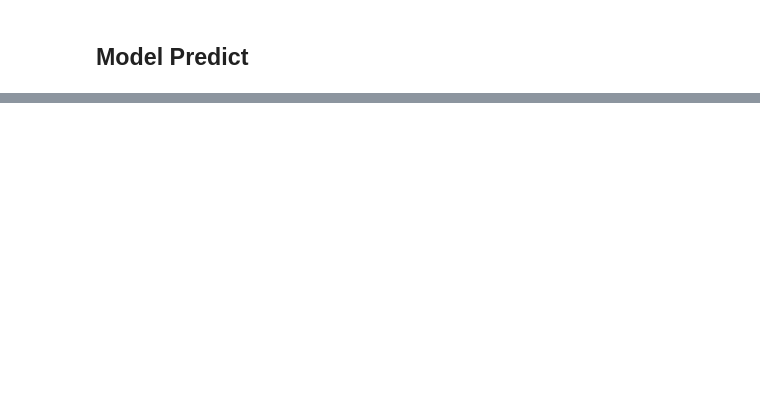
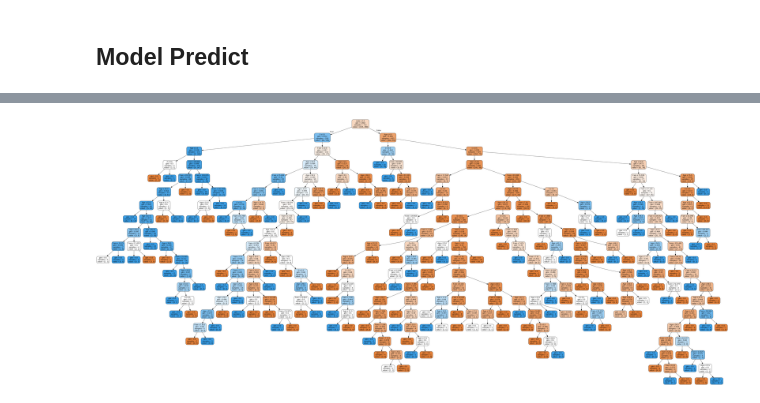
Before and after one commit to BingHungLee/BHAI-Daily-Practice, a Jupyter notebook: [20210713]_Titanic_Kaggle_DecisionTree.ipynb, the cells around one changed output, grey strips where cells are left out. Saved outputs shown, nothing was run; the diff lists cells and outputs as text; code cells hidden in the pictures; blank space fills up the shorter version.

```diff
--- a/[20210713]_Titanic_Kaggle_DecisionTree.ipynb
+++ b/[20210713]_Titanic_Kaggle_DecisionTree.ipynb
@@ -65,0 +71,15 @@ print(confusion_matrix(fitted_classes,y.flatten(),labels=[0,1]))
+# %%
+nTimes = 10
+accuracy = np.zeros(nTimes)
+for t in range(nTimes):
+  Xtrain,Xtest,ytrain,ytest = train_test_split(X,y,test_size=0.3,random_state=0)
+
+  model = DecisionTreeClassifier().fit(X, y)
+
+  #Model Validification
+  fitted_classes = tree.predict(Xtest)
+  accuracy[t]=accuracy_score(ytest,fitted_classes)
+
+  print('%d: %f' %(t,accuracy[t]))
+
+print(np.mean(accuracy))
@@ -67,0 +102,21 @@ print(confusion_matrix(fitted_classes,y.flatten(),labels=[0,1]))
+# %%
+X = Dta_test[['Pclass','Sex','Age','Fare','Embarked']]
+
+#Preserve Non-NAN Value
+non_nan_row = np.where(X.isnull().sum(axis=1)==0)[0]
+X=X.iloc[non_nan_row,:]
+X=X.reset_index(drop=True)
+y = y[non_nan_row]
+
+#Dummy Variables Handle
+X = pd.concat([X, pd.get_dummies(X['Pclass']),pd.get_dummies(X['Sex']),pd.get_dummies(X['Embarked'])], axis =1)
+X = X.drop(columns=['Pclass','Sex','Embarked'])
+
+#DecisionTreeClassifier
+#tree = DecisionTreeClassifier(max_depth=3).fit(X, y)
+
+#Model Validification
+pred_classes = tree.predict(X)
+#accuracy=accuracy_score(y.flatten(),fitted_classes)
+#print(accuracy)
+pred_classes
@@ -67,0 +155,6 @@ print(confusion_matrix(fitted_classes,y.flatten(),labels=[0,1]))
+# %%
+dot_data=tree.export_graphviz(model, out_file=None, feature_names=X.columns, filled=True, rounded=True, special_characters=True)
+graph = pydotplus.graph_from_dot_data(dot_data)
+Image(graph.create_png())
+# %% [output]
+[figure, added]
```
Also changed, not shown: parts of 12 cells of this notebook.
